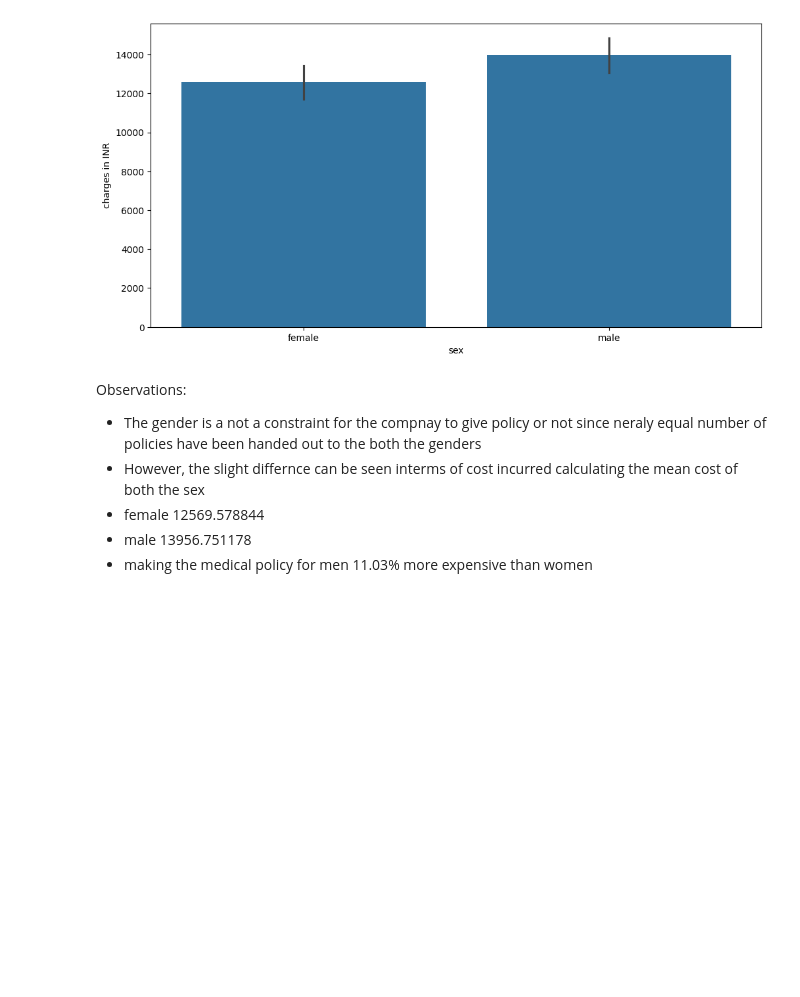
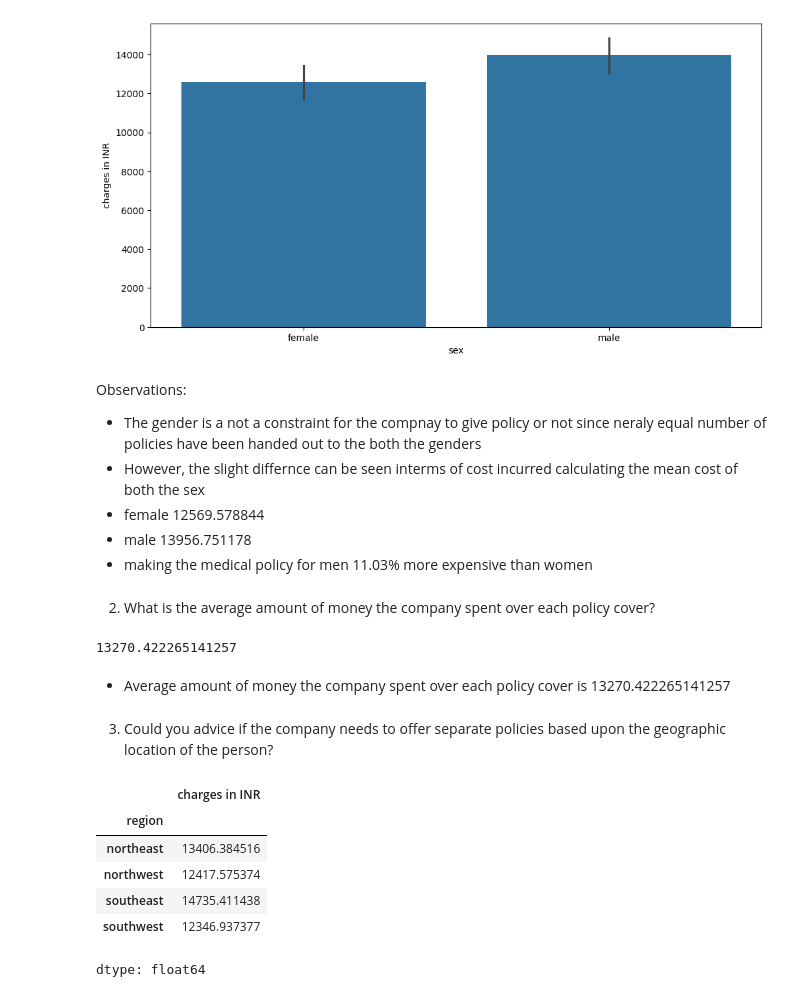
Before and after one commit to ShravanJadhav/Medibuddy_Analysis, a Jupyter notebook: Medibuddy_Insurance_Analysis.ipynb, the cells around one changed output. Cells and saved outputs as stored; diff of their text form; code cells hidden in the pictures; blank space fills up the shorter version.

```diff
--- a/Medibuddy_Insurance_Analysis.ipynb
+++ b/Medibuddy_Insurance_Analysis.ipynb
@@ -115,3 +115,25 @@ Observations:
 - female	 12569.578844
 -  male	   13956.751178
 - making the medical policy for men 11.03% more expensive than women
+# %% [markdown]
+2. What is the average amount of money the company spent over each policy
+cover?
+# %%
+mainData['charges in INR'].mean()
+# %% [output]
+13270.422265141257
+# %% [markdown]
+- Average amount of money the company spent over each policy cover is 13270.422265141257
+# %% [markdown]
+3. Could you advice if the company needs to offer separate policies based upon the
+geographic location of the person?
+# %%
+mainData.groupby('region')['charges in INR'].mean()
+# %% [output]
+|  | charges in INR |
+| region |  |
+| northeast | 13406.384516 |
+| northwest | 12417.575374 |
+| southeast | 14735.411438 |
+| southwest | 12346.937377 |
+dtype: float64
```
Also changed, not shown: parts of 2 cells of this notebook.
